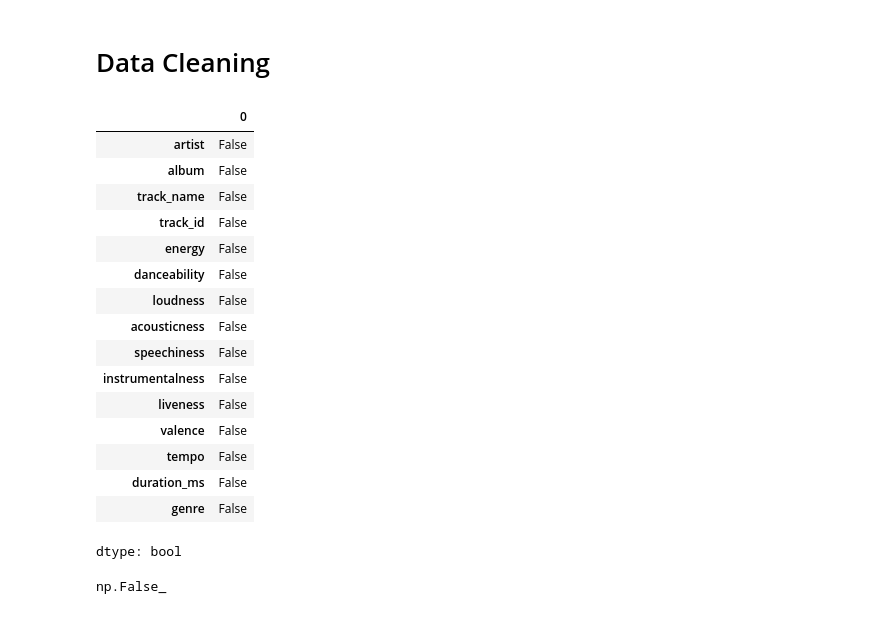
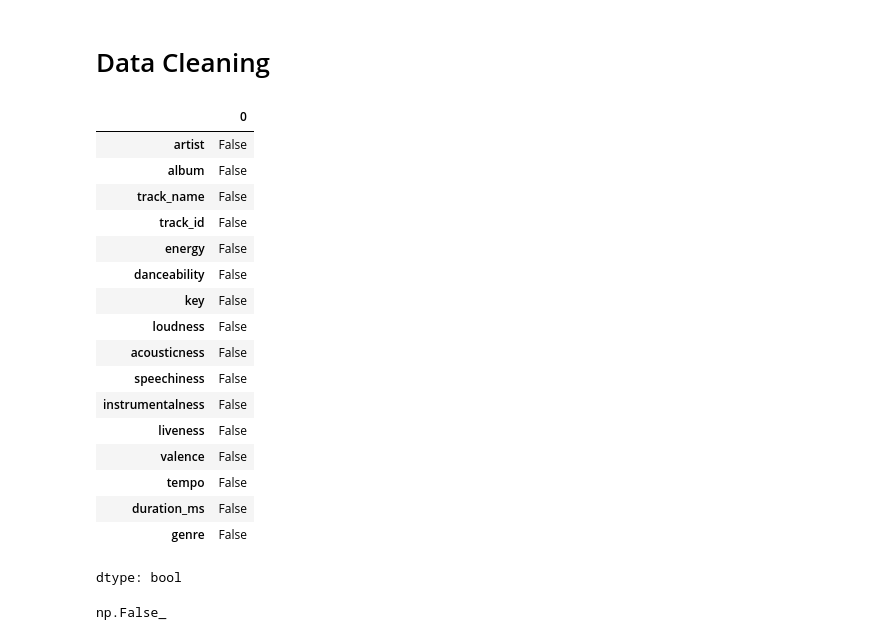
Before and after one commit to DDatkunas/DominykasTuringCodes, a Jupyter notebook: spotify.ipynb, the cells around one changed output. Saved outputs shown, nothing was run; the diff lists cells and outputs as text; code cells hidden in the pictures.

```diff
--- a/spotify.ipynb
+++ b/spotify.ipynb
@@ -56,20 +83,20 @@ df.describe()
 | max | 0.855000 | 0.935000 | 11.000000 | -3.280000 | 0.934000 | 0.487000 | 0.657000 | 0.792000 | ... |
 # %% [markdown]
 # Data Cleaning
-# %%
-# Dropping irrelevant column
-df = df.drop(columns="key")
 # %%
-# Checking for the NaN values in the dataset
+"""
+Checking for the NaN values in the dataset
+"""
 df.isna().any()
 # %% [output]
 |  | 0 |
 | artist | False |
 | album | False |
 | track_name | False |
 | track_id | False |
 | energy | False |
 | danceability | False |
+| key | False |
 | loudness | False |
 | acousticness | False |
 | speechiness | False |
```
Also changed, not shown: parts of 44 cells of this notebook.
